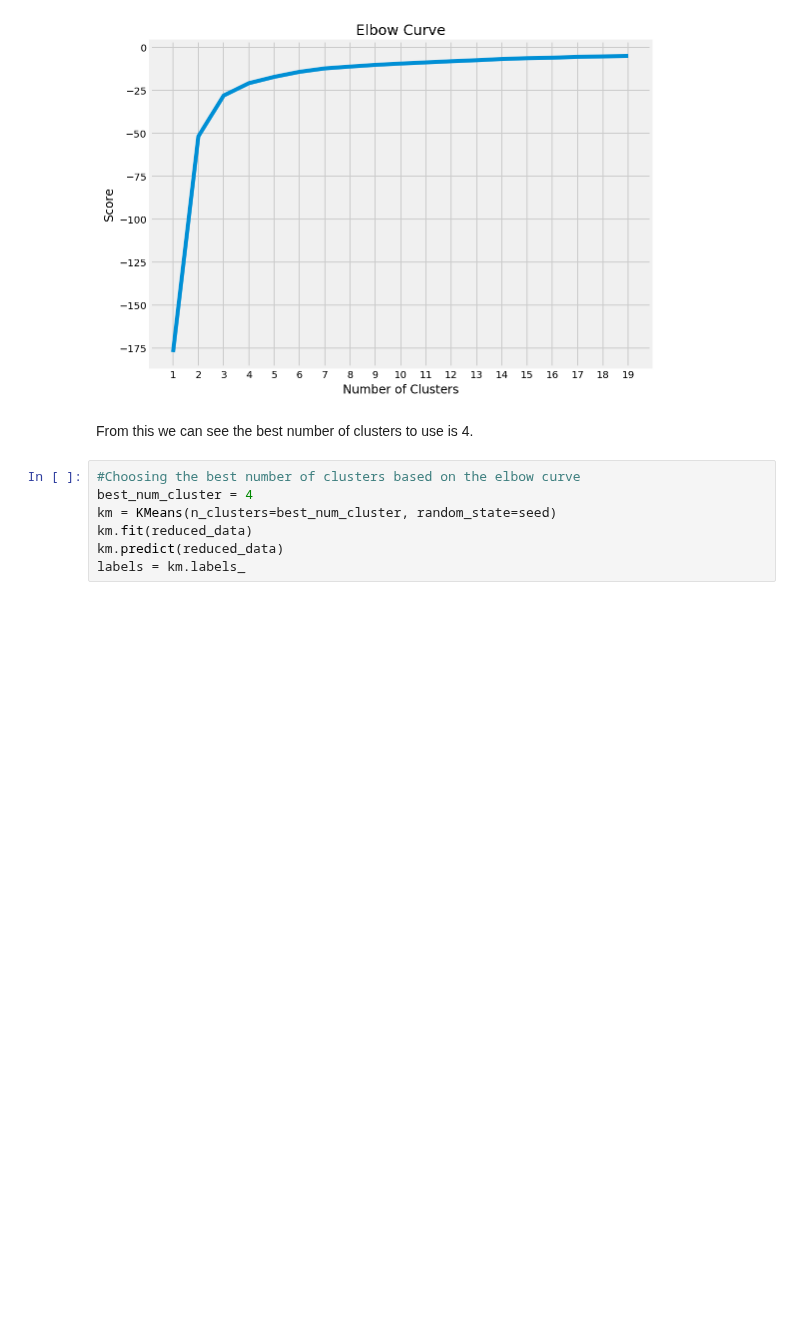
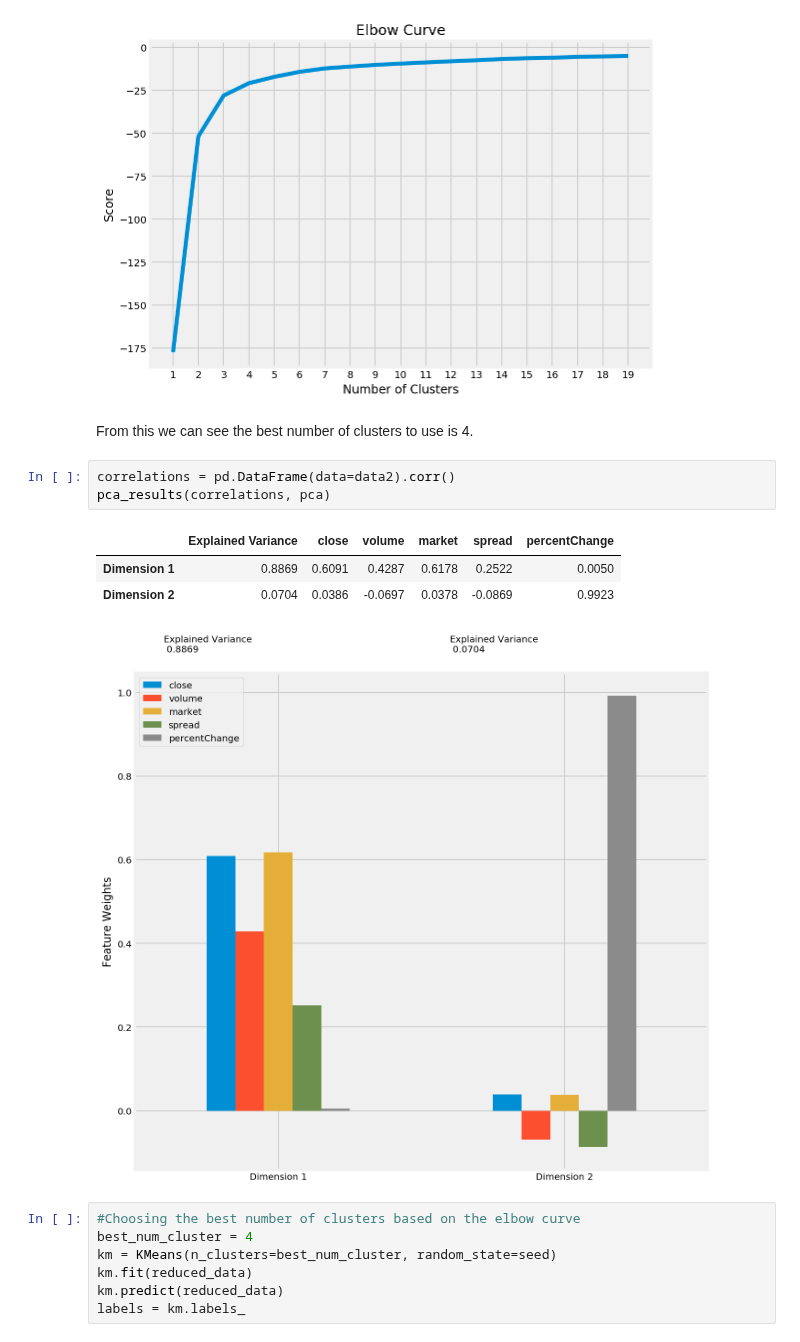
Before and after one commit to anish-saha/EventDetection-Paradigm01, a Jupyter notebook: KMeans.ipynb, the cells around one changed output. Cells and saved outputs as stored; diff of their text form; blank space fills up the shorter version.

Commit message:
pca chart

```diff
--- a/KMeans.ipynb
+++ b/KMeans.ipynb
@@ -123,6 +123,14 @@ plt.show();
 [figure]
 # %% [markdown]
 From this we can see the best number of clusters to use is 4.
+# %%
+correlations = pd.DataFrame(data=data2).corr()
+pca_results(correlations, pca)
+# %% [output]
+|  | Explained Variance | close | volume | market | spread | percentChange |
+| Dimension 1 | 0.8869 | 0.6091 | 0.4287 | 0.6178 | 0.2522 | 0.0050 |
+| Dimension 2 | 0.0704 | 0.0386 | -0.0697 | 0.0378 | -0.0869 | 0.9923 |
+[figure, added]
 # %%
 #Choosing the best number of clusters based on the elbow curve
 best_num_cluster = 4
```
Also changed, not shown: parts of 5 cells of this notebook.
